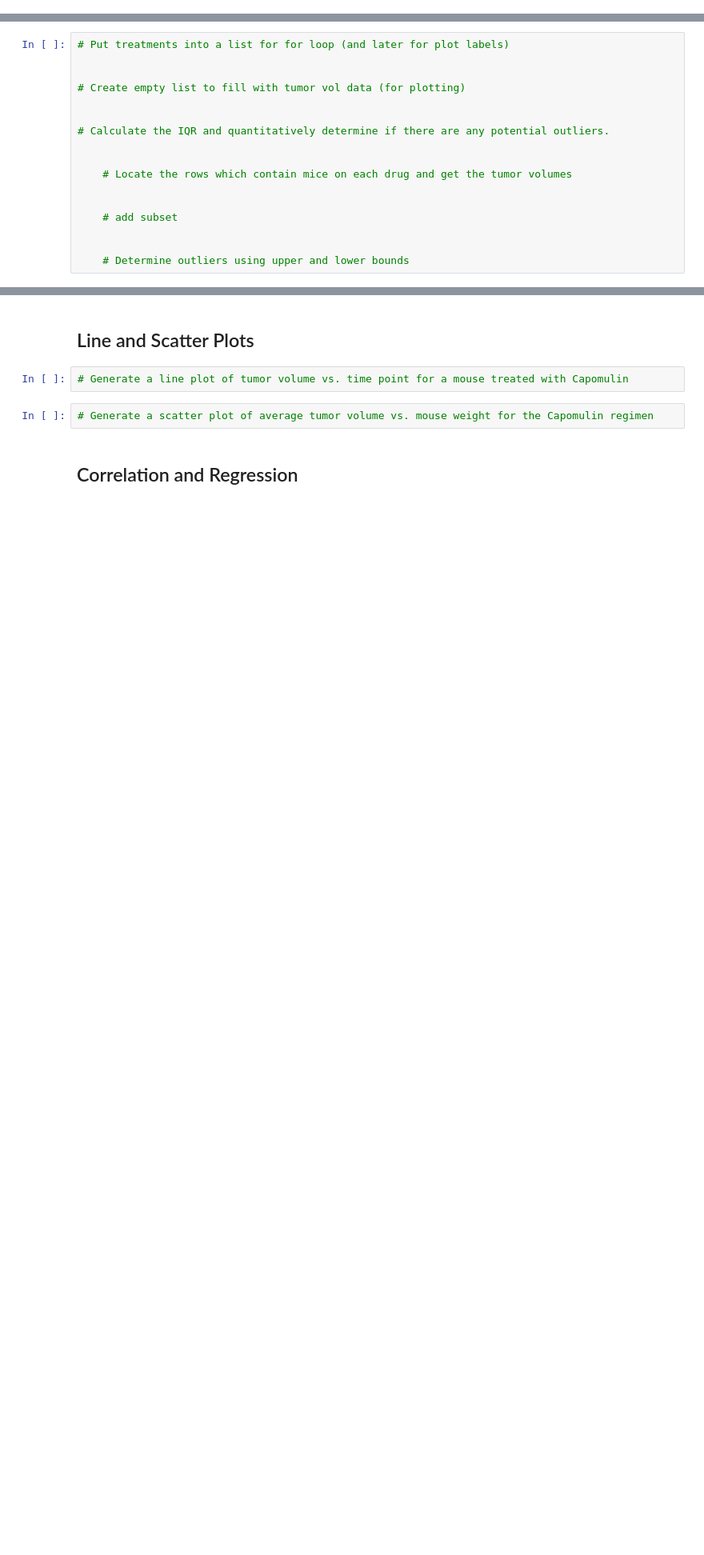
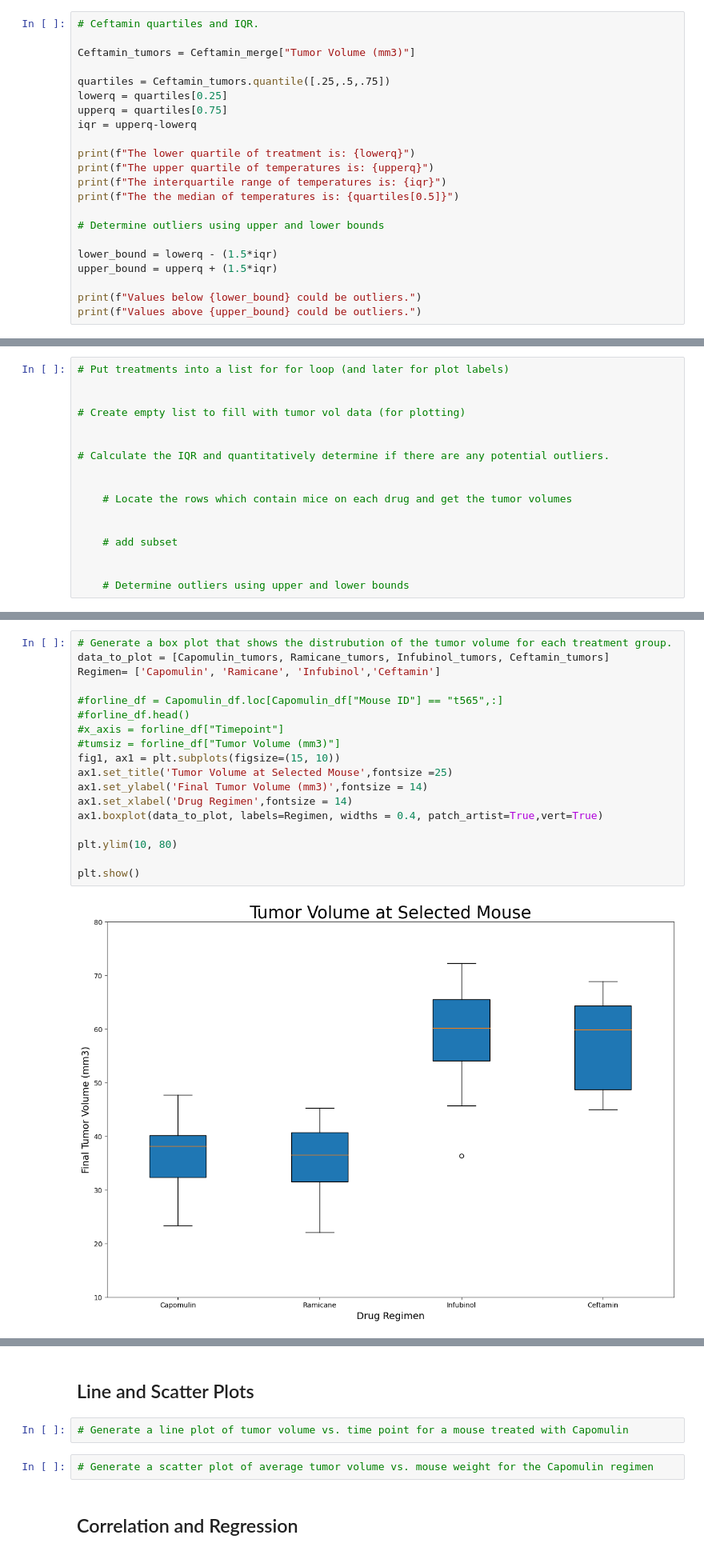
Before and after one commit to MaddiJ/Matplotlib, a Jupyter notebook: Module5/module_5_starter_code/Starter_Code/Pymaceuticals/pymaceuticals_starter.ipynb, the cells around one changed output, grey strips where cells are left out. Shown: that part at 80% size. Drawn from its saved outputs; the diff is of its cells as text; blank space fills up the shorter version.

Commit message:
box plot	modified:   Module5/module_5_starter_code/Starter_Code/Pymaceuticals/pymaceuticals_starter.ipynb

```diff
--- a/Module5/module_5_starter_code/Starter_Code/Pymaceuticals/pymaceuticals_starter.ipynb
+++ b/Module5/module_5_starter_code/Starter_Code/Pymaceuticals/pymaceuticals_starter.ipynb
@@ -242,0 +268,22 @@ Ceftamin_merge.head()
+# %%
+# Ceftamin quartiles and IQR.
+
+Ceftamin_tumors = Ceftamin_merge["Tumor Volume (mm3)"]
+
+quartiles = Ceftamin_tumors.quantile([.25,.5,.75])
+lowerq = quartiles[0.25]
+upperq = quartiles[0.75]
+iqr = upperq-lowerq
+
+print(f"The lower quartile of treatment is: {lowerq}")
+print(f"The upper quartile of temperatures is: {upperq}")
+print(f"The interquartile range of temperatures is: {iqr}")
+print(f"The the median of temperatures is: {quartiles[0.5]}")
+
+# Determine outliers using upper and lower bounds
+
+lower_bound = lowerq - (1.5*iqr)
+upper_bound = upperq + (1.5*iqr)
+
+print(f"Values below {lower_bound} could be outliers.")
+print(f"Values above {upper_bound} could be outliers.")
@@ -261,0 +314,20 @@ Ceftamin_merge.head()
+# %%
+# Generate a box plot that shows the distrubution of the tumor volume for each treatment group.
+data_to_plot = [Capomulin_tumors, Ramicane_tumors, Infubinol_tumors, Ceftamin_tumors]
+Regimen= ['Capomulin', 'Ramicane', 'Infubinol','Ceftamin']
+
+#forline_df = Capomulin_df.loc[Capomulin_df["Mouse ID"] == "t565",:]
+#forline_df.head()
+#x_axis = forline_df["Timepoint"]
+#tumsiz = forline_df["Tumor Volume (mm3)"]
+fig1, ax1 = plt.subplots(figsize=(15, 10))
+ax1.set_title('Tumor Volume at Selected Mouse',fontsize =25)
+ax1.set_ylabel('Final Tumor Volume (mm3)',fontsize = 14)
+ax1.set_xlabel('Drug Regimen',fontsize = 14)
+ax1.boxplot(data_to_plot, labels=Regimen, widths = 0.4, patch_artist=True,vert=True)
+
+plt.ylim(10, 80)
+
+plt.show()
+# %% [output]
+[figure, added]
```
Also changed, not shown: parts of 5 cells of this notebook.
